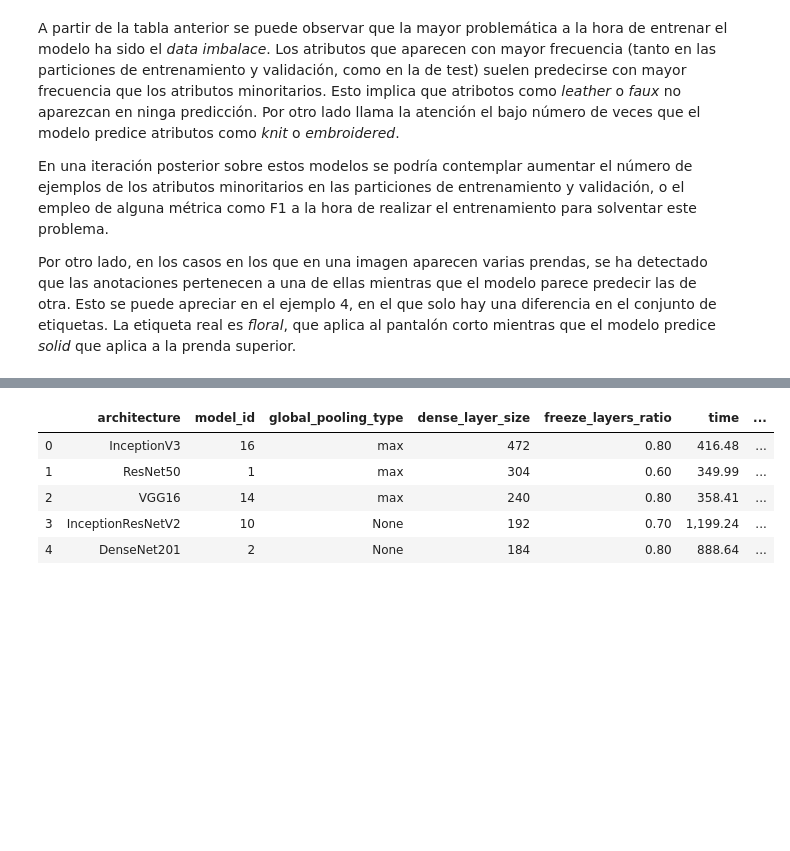
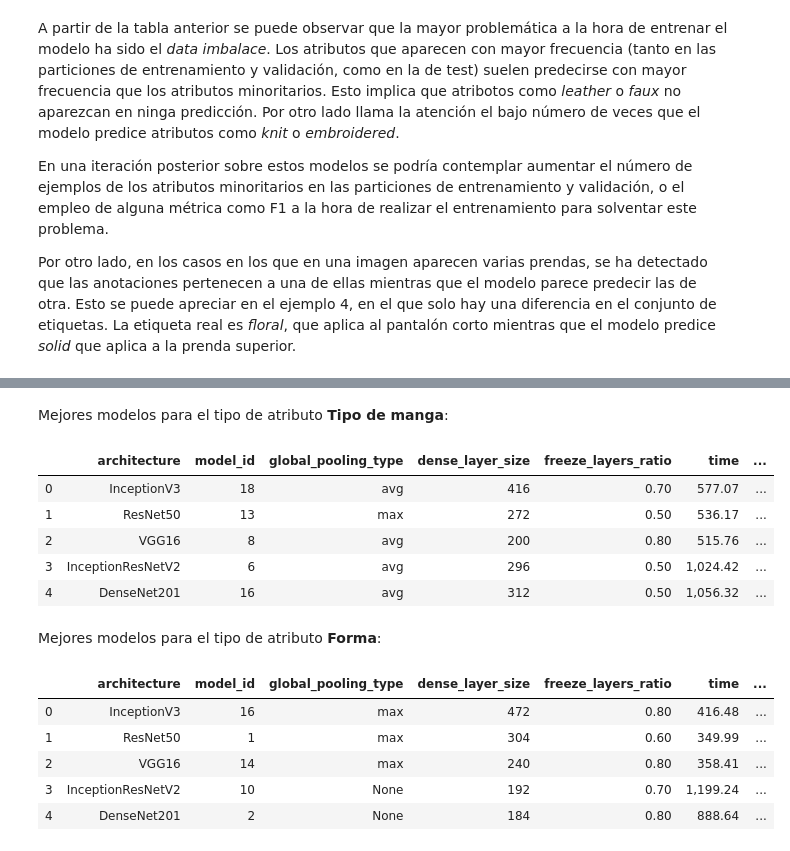
Before and after one commit to akepa/attribute-detection-in-fashon-images, a Jupyter notebook: DeepFashion_VersionReducida.ipynb, the cells around one changed output, grey strips where cells are left out. Saved outputs shown, nothing was run; the diff lists cells and outputs as text; code cells hidden in the pictures; blank space fills up the shorter version.

```diff
--- a/DeepFashion_VersionReducida.ipynb
+++ b/DeepFashion_VersionReducida.ipynb
@@ -1070,3 +1134,16 @@ r = get_best_result_per_attribute_type(results_per_attr_type)
+# %% [markdown]
+Mejores modelos para el tipo de atributo **Tipo de manga**:
+# %%
+r[2]
+# %% [output]
+|  | architecture | model_id | global_pooling_type | dense_layer_size | freeze_layers_ratio | time | ... |
+| 0 | InceptionV3 | 18 | avg | 416 | 0.70 | 577.07 | ... |
+| 1 | ResNet50 | 13 | max | 272 | 0.50 | 536.17 | ... |
+| 2 | VGG16 | 8 | avg | 200 | 0.80 | 515.76 | ... |
+| 3 | InceptionResNetV2 | 6 | avg | 296 | 0.50 | 1,024.42 | ... |
+| 4 | DenseNet201 | 16 | avg | 312 | 0.50 | 1,056.32 | ... |
+# %% [markdown]
+Mejores modelos para el tipo de atributo **Forma**:
 # %%
 r[3]
 # %% [output]
```
Also changed, not shown: parts of 73 cells of this notebook, 1 other file.
